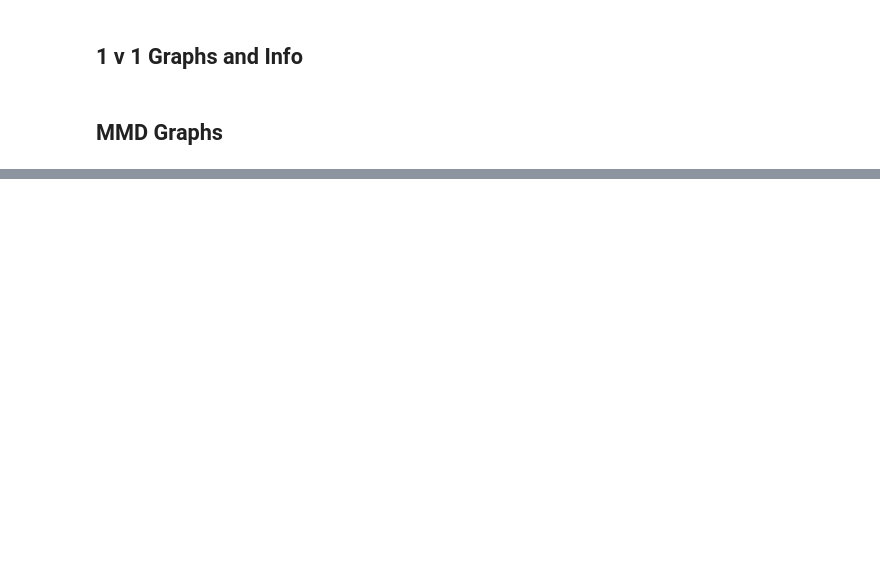
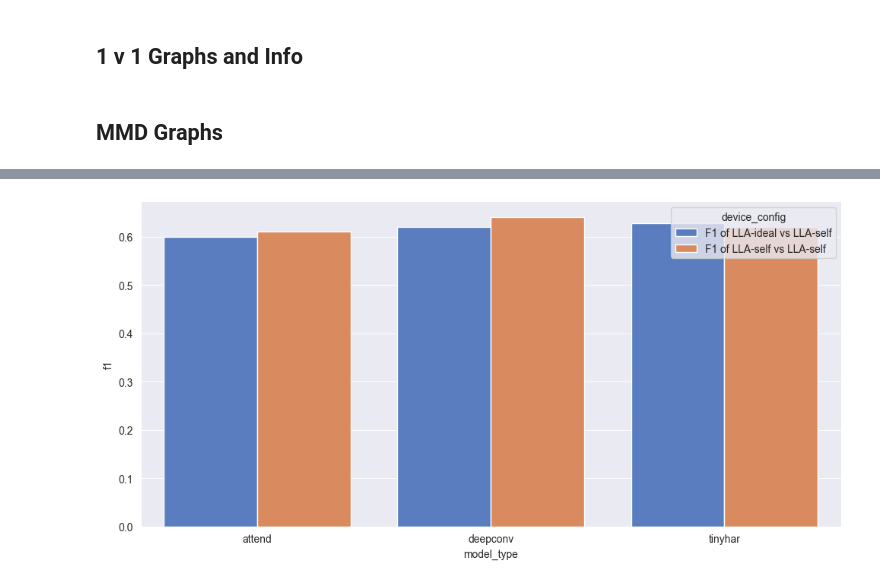
Before and after one commit to Gr33nMayhem/PERCOM_Variability_Research, a Jupyter notebook: notebooks/results_notebook/graph_creation_realdisp.ipynb, the cells around one changed output, grey strips where cells are left out. Drawn from its saved outputs; the diff is of its cells as text; code cells hidden in the pictures; blank space fills up the shorter version.

```diff
--- a/notebooks/results_notebook/graph_creation_realdisp.ipynb
+++ b/notebooks/results_notebook/graph_creation_realdisp.ipynb
@@ -334,3 +358,14 @@ f1          -0.083307 -0.646389     0.393315  1.000000
+# %%
+df_mean = df[['device_config', 'model_type', 'cv', 'f1']].copy()
+df_mean = df_mean.groupby(['device_config', 'model_type']).mean()
+
+# plot the f1 score for all participants as bar graph using sns catplot bar with colors red and blue
+sns.catplot(x='model_type', y='f1', hue='device_config', data=df_mean, kind='bar', aspect=2, height=5, palette='muted',
+            legend_out=False)
+# save the graph in folder mean_graphs in the logs, create folder if not exists
+plt.savefig(' Mean F1 Score for Model trained with ' + sensor_train + ' vs ' + sensor_test + '.png', dpi=300)
+# %% [output]
+[figure, added]
 # %%
 sensor_list = [['RLA-ideal', 'RLA-self'], ['RLA-self', 'RLA-ideal']] #, ['LLA-ideal', 'LLA-self'], ['LLA-self', 'LLA-ideal']]
 
```
Also changed, not shown: parts of 8 cells of this notebook, 2 other files.
